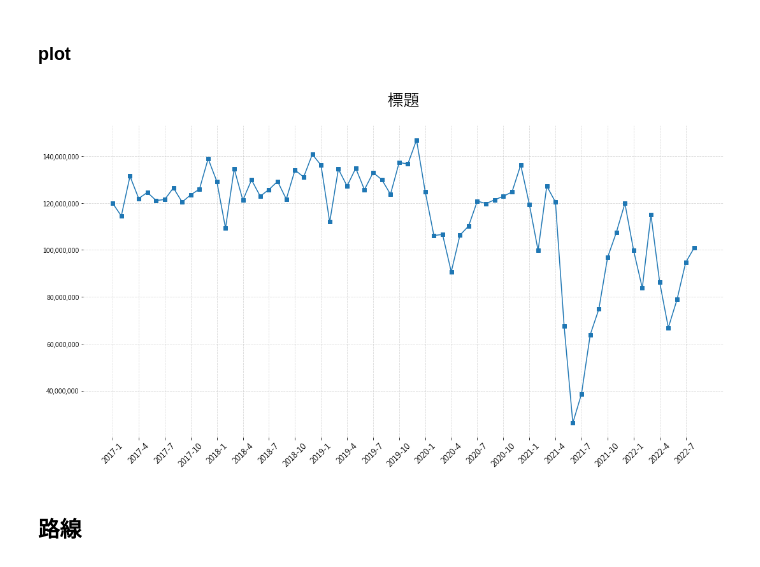
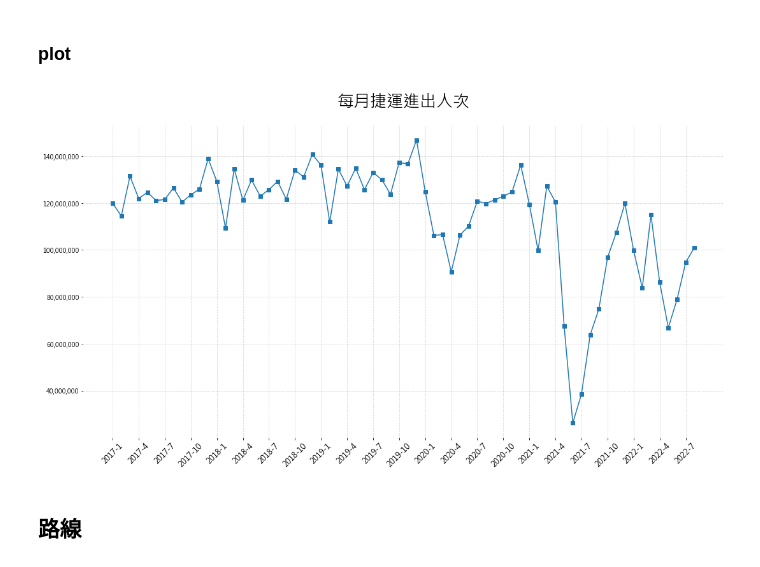
Before and after one commit to ShihWen/tpe-mrt-emr-serverless, a Jupyter notebook: read_outputs.ipynb, the cells around one changed output. Drawn from its saved outputs; the diff is of its cells as text; code cells hidden in the pictures.

```diff
--- a/read_outputs.ipynb
+++ b/read_outputs.ipynb
@@ -101,31 +84,34 @@ memory usage: 2.7+ KB
 # %%
 x = df['yr-month']
 y = df['sum']
 
 fig, ax = plt.subplots(figsize=(18,9))
+fig.patch.set_facecolor('xkcd:white')
+
 ax.grid(axis='both', linestyle='--', alpha=0.5)
-plt.setp(ax.spines.values(), color=(0,0,0,0))
+plt.setp(ax.spines.values(), color="white")
 
 
-ax.set_title('標題', y=1.05, size=26)
+ax.set_title('每月捷運進出人次', y=1.05, size=26)
 
 
 
 ax.yaxis.set_major_formatter(StrMethodFormatter('{x:,.0f}'))
 
 ax.plot(x, y, marker='s')
 #ax.plot(x, y2, marker='s')
 
 
 frq=3
 ax.set_xticks(df['yr-month'].iloc[::frq])
 ax.set_xticklabels(df['yr-month'].iloc[::frq],
                          rotation=45,
                          fontsize=12)
 
+plt.savefig("plot/mthly_by_ttl.png", bbox_inches = 'tight', pad_inches = 0)
 plt.show()
 # %% [output]
-[figure, old version]
+[figure, new version]
 # %% [markdown]
 ## 路線
 # %% [markdown]
```
Also changed, not shown: parts of 10 cells of this notebook, 3 other files.
